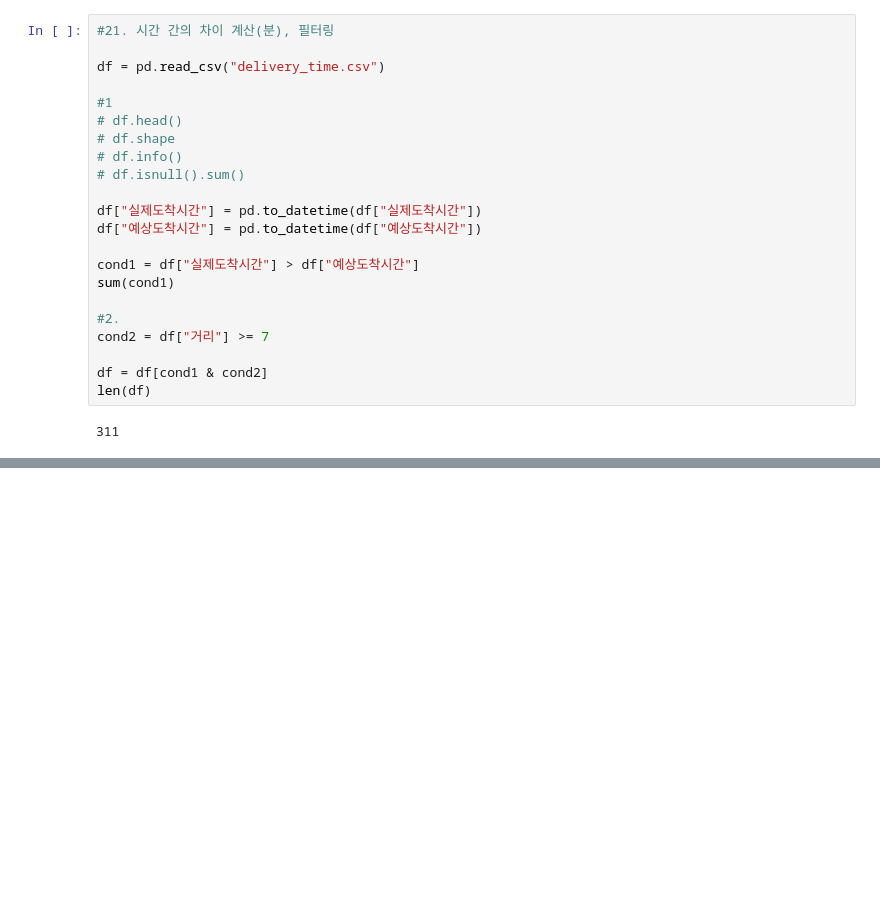
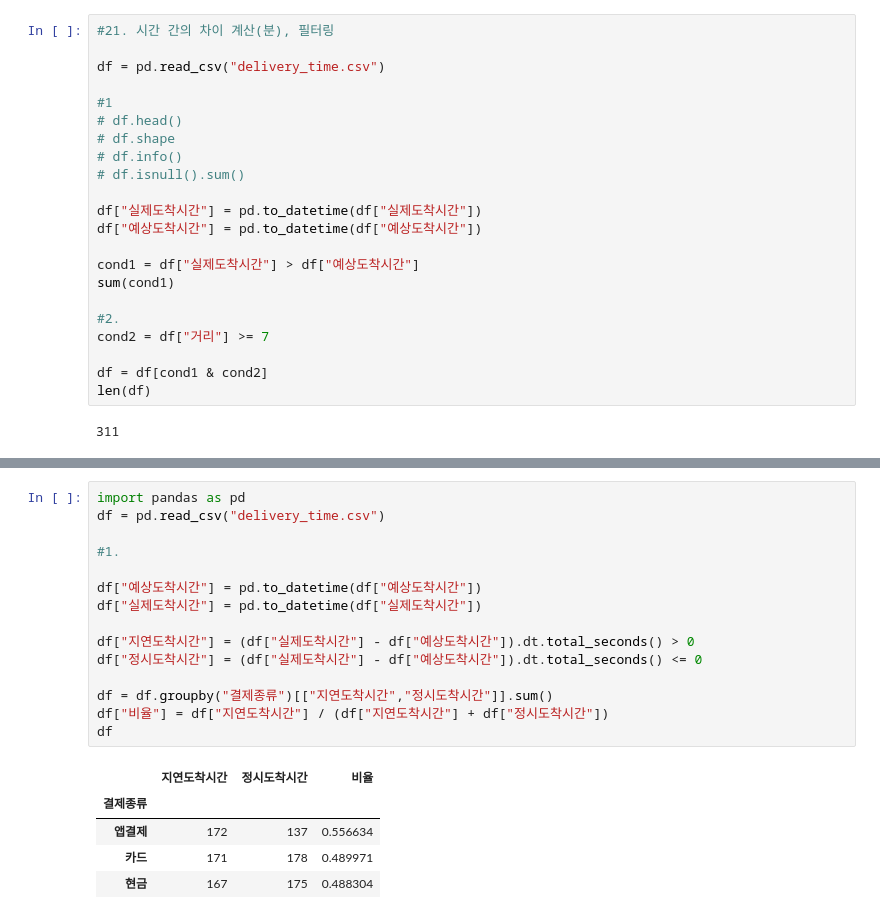
Before and after one commit to himzei/big_ana, a Jupyter notebook: 1_작업형/ch03_연습문제.ipynb, the cells around one changed output, grey strips where cells are left out. Cells and saved outputs as stored; diff of their text form; blank space fills up the shorter version.

```diff
--- a/1_작업형/ch03_연습문제.ipynb
+++ b/1_작업형/ch03_연습문제.ipynb
@@ -631,0 +655,21 @@ len(df)
+# %%
+import pandas as pd
+df = pd.read_csv("delivery_time.csv")
+
+#1.
+
+df["예상도착시간"] = pd.to_datetime(df["예상도착시간"])
+df["실제도착시간"] = pd.to_datetime(df["실제도착시간"])
+
+df["지연도착시간"] = (df["실제도착시간"] - df["예상도착시간"]).dt.total_seconds() > 0
+df["정시도착시간"] = (df["실제도착시간"] - df["예상도착시간"]).dt.total_seconds() <= 0
+
+df = df.groupby("결제종류")[["지연도착시간","정시도착시간"]].sum()
+df["비율"] = df["지연도착시간"] / (df["지연도착시간"] + df["정시도착시간"])
+df
+# %% [output]
+|  | 지연도착시간 | 정시도착시간 | 비율 |
+| 결제종류 |  |  |  |
+| 앱결제 | 172 | 137 | 0.556634 |
+| 카드 | 171 | 178 | 0.489971 |
+| 현금 | 167 | 175 | 0.488304 |
```
Also changed, not shown: parts of 15 cells of this notebook, 42 other files.
